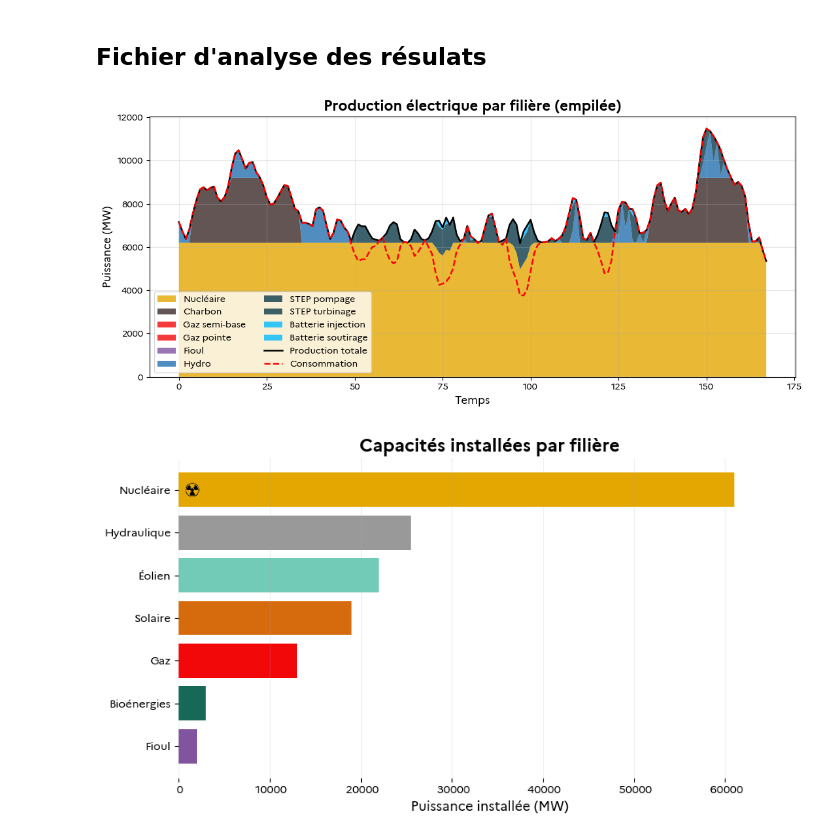
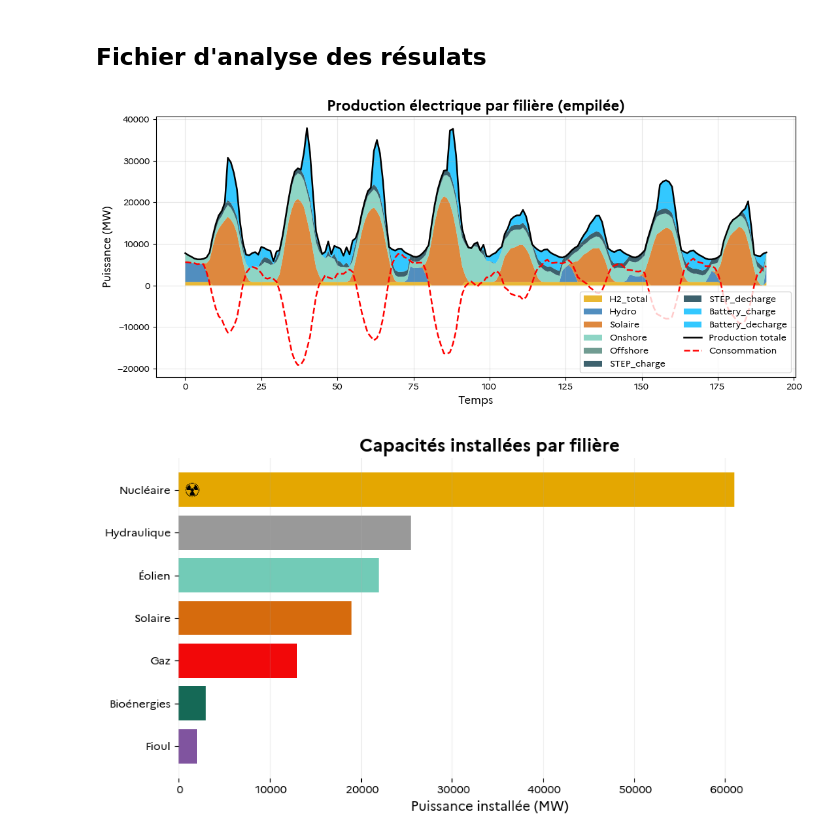
Before and after one commit to alextonon/ETE305_Optimization_Study, a Jupyter notebook: analysis.ipynb, the cells around one changed output. Cells and saved outputs as stored; diff of their text form; code cells hidden in the pictures.

```diff
--- a/analysis.ipynb
+++ b/analysis.ipynb
@@ -44,42 +44,44 @@ palette = {
     "Gaz"       :   "#f20809",
     "Solaire":      "#d66b0d",
     "Hydro":        "#2672b0",
-    "Éolien":       "#72cbb7",
-    "Nucléaire":    "#e4a701",
-    "STEP pompage": "#0c3949",
+    "Onshore":       "#72cbb7",
+    "Offshore":       "#4d8377",
+    "H2_total":    "#e4a701",
+    "STEP_charge": "#0c3949",
     "Fond":        "#ffffff",
-    "STEP turbinage": "#0c3949",
-    "Batterie injection": "#00bbff",
-    "Batterie soutirage": "#00bbff",
+    "STEP_decharge": "#0c3949",
+    "Battery_charge": "#00bbff",
+    "Battery_decharge": "#00bbff",
 }
 # %%
 df = pd.read_csv('results.csv', sep=';')
+df.drop(columns=['t'], inplace=True)
 # %%
 plt.figure(figsize=(11,5))
 
-cols_to_stack = [c for c in df.columns if c not in ['load', 'Net load', 'RES']]
+cols_to_stack = [c for c in df.columns if c not in ['Load', 'Net_load', 'RES']]
 
 # Graphique empilé (Production)
 plt.stackplot(
     df.index,
     [df[c] for c in cols_to_stack],
     colors=[palette[c] for c in cols_to_stack],
     labels=cols_to_stack,
     alpha=0.8
 )
 
 plt.plot(df.index, df[cols_to_stack].sum(axis=1), color="black", linewidth=1.8, label="Production totale")
-plt.plot(df.index, df['Net load'], color="red", linestyle='--', linewidth=1.8, label="Consommation")
+plt.plot(df.index, df['Net_load'], color="red", linestyle='--', linewidth=1.8, label="Consommation")
 
 plt.title("Production électrique par filière (empilée)")
 plt.xlabel("Temps")
 plt.ylabel("Puissance (MW)")
 plt.legend(ncol=2)
 plt.grid(alpha=0.3)
 plt.tight_layout()
 plt.show()
 # %% [output]
-[figure, old version]
+[figure, new version]
 # %%
 import matplotlib.pyplot as plt
 from matplotlib.offsetbox import OffsetImage, AnnotationBbox
```
Also changed, not shown: 5 other files.
